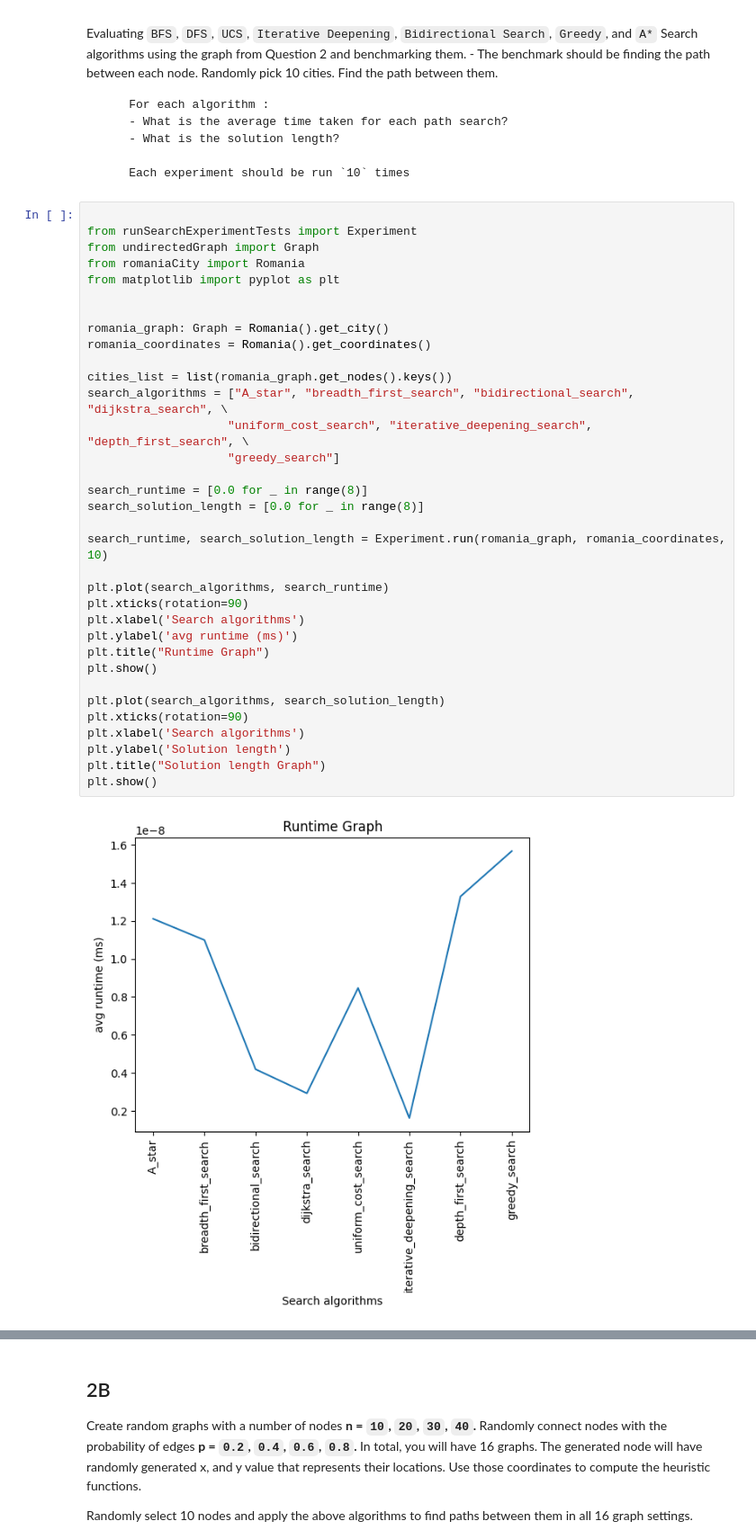
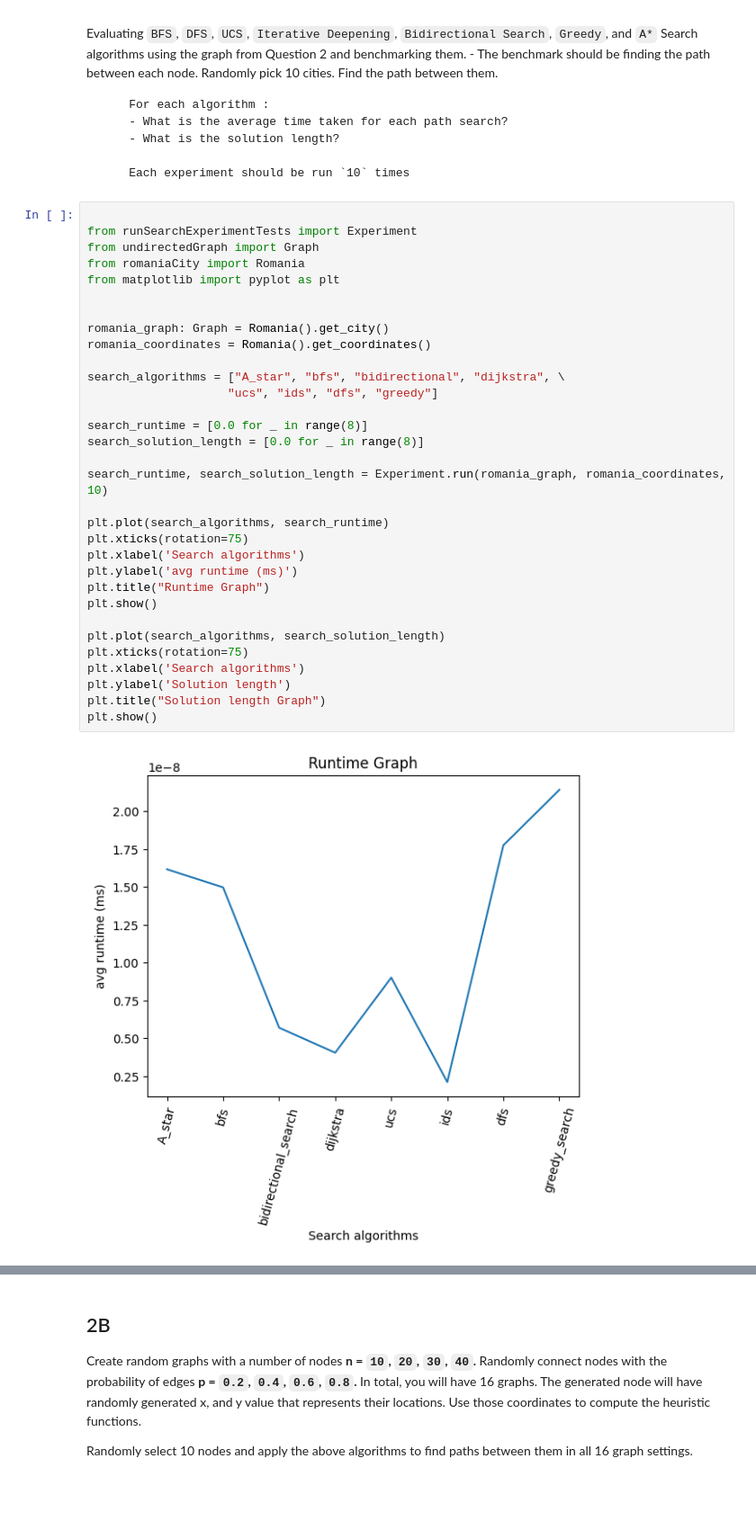
Before and after one commit to NathanZlion/AI_algo, a Jupyter notebook: Observation.ipynb, the cells around one changed output, grey strips where cells are left out. Shown at 90% size. Saved outputs shown, nothing was run; the diff lists cells and outputs as text; blank space fills up the shorter version.

```diff
--- a/Observation.ipynb
+++ b/Observation.ipynb
@@ -11,36 +11,34 @@ Evaluating `BFS`, `DFS`, `UCS`, `Iterative Deepening`, `Bidirectional Search`, `
 # %%
 
 from runSearchExperimentTests import Experiment
 from undirectedGraph import Graph
 from romaniaCity import Romania
 from matplotlib import pyplot as plt
 
 
 romania_graph: Graph = Romania().get_city()
 romania_coordinates = Romania().get_coordinates()
 
-cities_list = list(romania_graph.get_nodes().keys())
-search_algorithms = ["A_star", "breadth_first_search", "bidirectional_search", "dijkstra_search", \
-                    "uniform_cost_search", "iterative_deepening_search", "depth_first_search", \
-                    "greedy_search"]
+search_algorithms = ["A_star", "bfs", "bidirectional", "dijkstra", \
+                    "ucs", "ids", "dfs", "greedy"]
 
 search_runtime = [0.0 for _ in range(8)]
 search_solution_length = [0.0 for _ in range(8)]
 
 search_runtime, search_solution_length = Experiment.run(romania_graph, romania_coordinates, 10)
 
 plt.plot(search_algorithms, search_runtime)
-plt.xticks(rotation=90)
+plt.xticks(rotation=75)
 plt.xlabel('Search algorithms')
 plt.ylabel('avg runtime (ms)')
 plt.title("Runtime Graph")
 plt.show()
 
 plt.plot(search_algorithms, search_solution_length)
-plt.xticks(rotation=90)
+plt.xticks(rotation=75)
 plt.xlabel('Search algorithms')
 plt.ylabel('Solution length')
 plt.title("Solution length Graph")
 plt.show()
 # %% [output]
-[figure, old version]
+[figure, new version]
```
Also changed, not shown: parts of 3 cells of this notebook, 3 other files.
